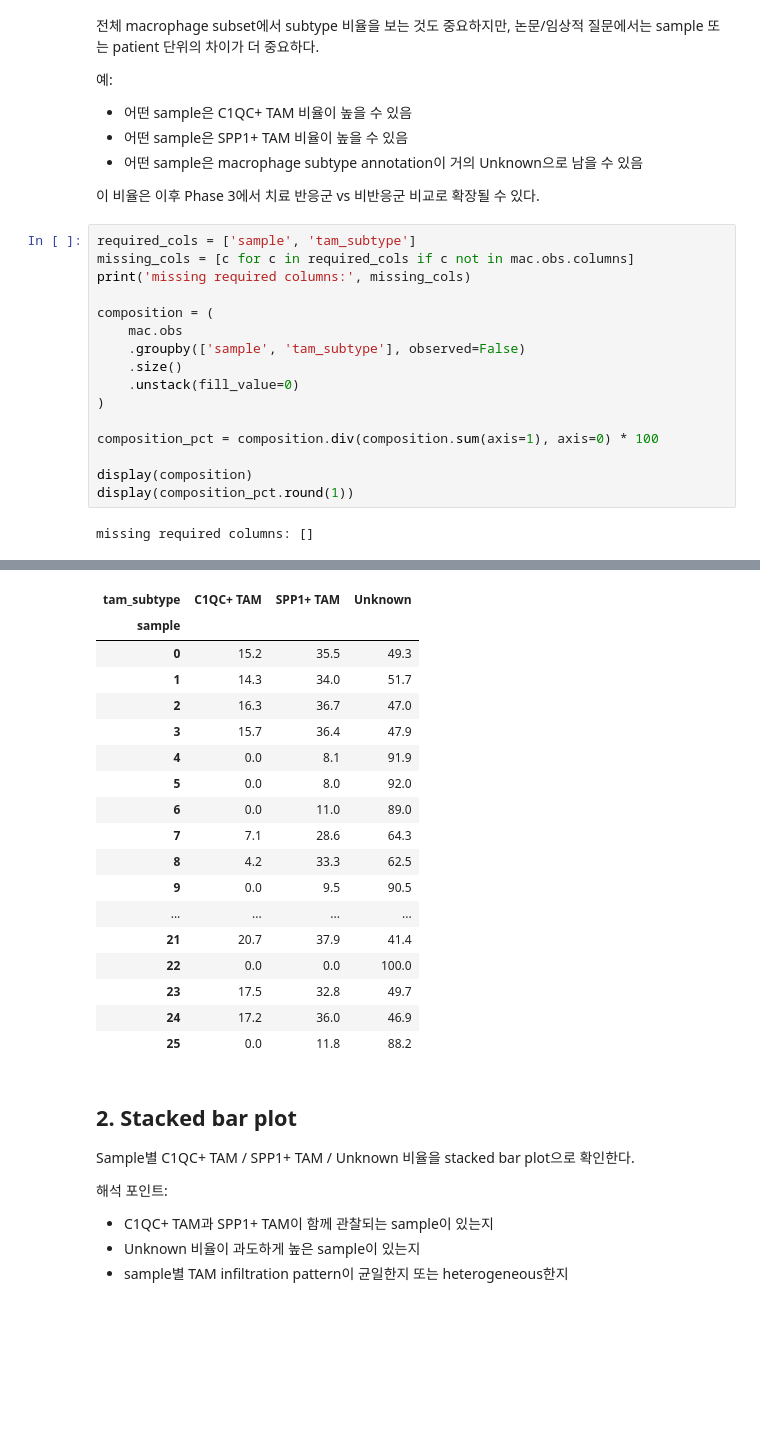
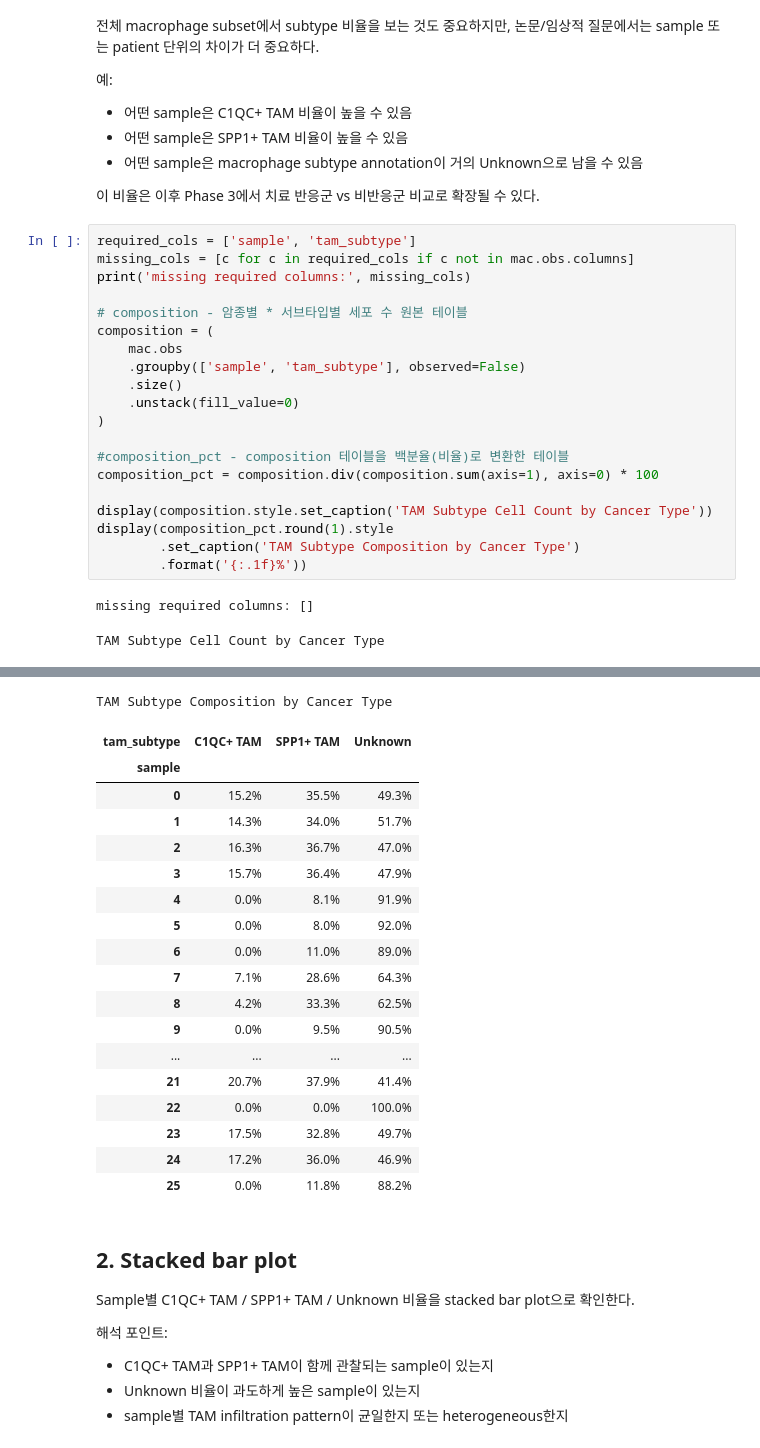
Before and after one commit to boeun02/scRNA-seq-Cancer-Immunology-Analysis, a Jupyter notebook: phase2_analysis/03_TME_composition.ipynb, the cells around one changed output, grey strips where cells are left out. Drawn from its saved outputs; the diff is of its cells as text; blank space fills up the shorter version.

Commit message:
feat: pan-cancer data macrophage subset & cancer tam subtype ratio anaysis
Signed-off-by: boeun02 <qkrqhrud1118@naver.com>

```diff
--- a/phase2_analysis/03_TME_composition.ipynb
+++ b/phase2_analysis/03_TME_composition.ipynb
@@ -55,55 +55,61 @@ required_cols = ['sample', 'tam_subtype']
 missing_cols = [c for c in required_cols if c not in mac.obs.columns]
 print('missing required columns:', missing_cols)
 
+# composition - 암종별 * 서브타입별 세포 수 원본 테이블
 composition = (
     mac.obs
     .groupby(['sample', 'tam_subtype'], observed=False)
     .size()
     .unstack(fill_value=0)
 )
 
+#composition_pct - composition 테이블을 백분율(비율)로 변환한 테이블
 composition_pct = composition.div(composition.sum(axis=1), axis=0) * 100
 
-display(composition)
-display(composition_pct.round(1))
+display(composition.style.set_caption('TAM Subtype Cell Count by Cancer Type'))
+display(composition_pct.round(1).style
+        .set_caption('TAM Subtype Composition by Cancer Type')
+        .format('{:.1f}%'))
 # %% [output]
 missing required columns: []
+TAM Subtype Cell Count by Cancer Type
 | tam_subtype | C1QC+ TAM | SPP1+ TAM | Unknown |
 | sample |  |  |  |
 | 0 | 100 | 234 | 325 |
 | 1 | 103 | 245 | 372 |
 | 2 | 46 | 104 | 133 |
 | 3 | 57 | 132 | 174 |
 | 4 | 0 | 17 | 194 |
 | 5 | 0 | 24 | 275 |
 | 6 | 0 | 34 | 275 |
 | 7 | 2 | 8 | 18 |
 | 8 | 1 | 8 | 15 |
 | 9 | 0 | 21 | 199 |
 | ... | ... | ... | ... |
 | 21 | 58 | 106 | 116 |
 | 22 | 0 | 0 | 40 |
 | 23 | 201 | 376 | 571 |
 | 24 | 189 | 396 | 516 |
 | 25 | 0 | 8 | 60 |
+TAM Subtype Composition by Cancer Type
 | tam_subtype | C1QC+ TAM | SPP1+ TAM | Unknown |
 | sample |  |  |  |
-| 0 | 15.2 | 35.5 | 49.3 |
-| 1 | 14.3 | 34.0 | 51.7 |
-| 2 | 16.3 | 36.7 | 47.0 |
-| 3 | 15.7 | 36.4 | 47.9 |
-| 4 | 0.0 | 8.1 | 91.9 |
-| 5 | 0.0 | 8.0 | 92.0 |
-| 6 | 0.0 | 11.0 | 89.0 |
-| 7 | 7.1 | 28.6 | 64.3 |
-| 8 | 4.2 | 33.3 | 62.5 |
-| 9 | 0.0 | 9.5 | 90.5 |
+| 0 | 15.2% | 35.5% | 49.3% |
+| 1 | 14.3% | 34.0% | 51.7% |
+| 2 | 16.3% | 36.7% | 47.0% |
+| 3 | 15.7% | 36.4% | 47.9% |
+| 4 | 0.0% | 8.1% | 91.9% |
+| 5 | 0.0% | 8.0% | 92.0% |
+| 6 | 0.0% | 11.0% | 89.0% |
+| 7 | 7.1% | 28.6% | 64.3% |
+| 8 | 4.2% | 33.3% | 62.5% |
+| 9 | 0.0% | 9.5% | 90.5% |
 | ... | ... | ... | ... |
-| 21 | 20.7 | 37.9 | 41.4 |
-| 22 | 0.0 | 0.0 | 100.0 |
-| 23 | 17.5 | 32.8 | 49.7 |
-| 24 | 17.2 | 36.0 | 46.9 |
-| 25 | 0.0 | 11.8 | 88.2 |
+| 21 | 20.7% | 37.9% | 41.4% |
+| 22 | 0.0% | 0.0% | 100.0% |
+| 23 | 17.5% | 32.8% | 49.7% |
+| 24 | 17.2% | 36.0% | 46.9% |
+| 25 | 0.0% | 11.8% | 88.2% |
 # %% [markdown]
 ## 2. Stacked bar plot
 
```
Also changed, not shown: parts of 6 cells of this notebook, 1 other file.
